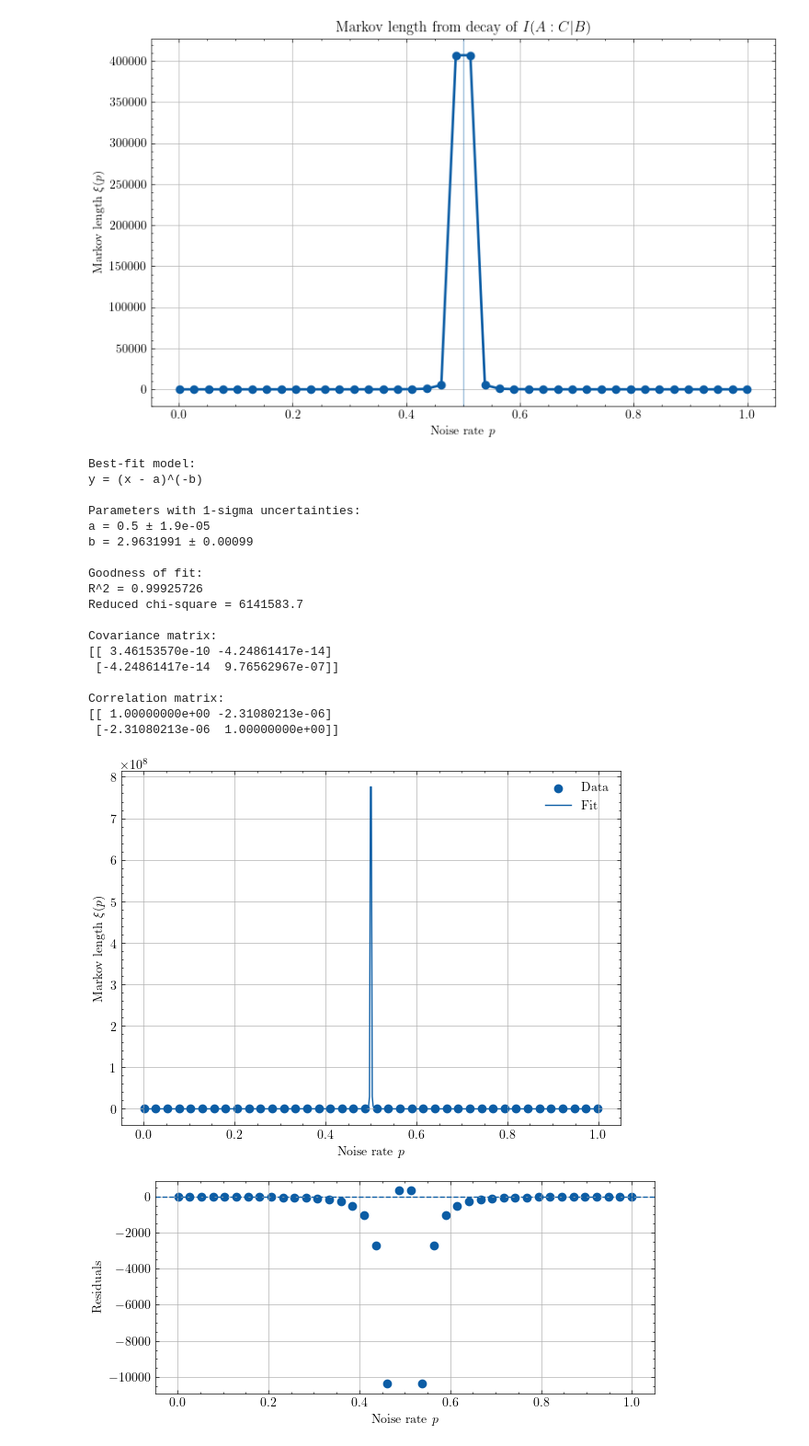
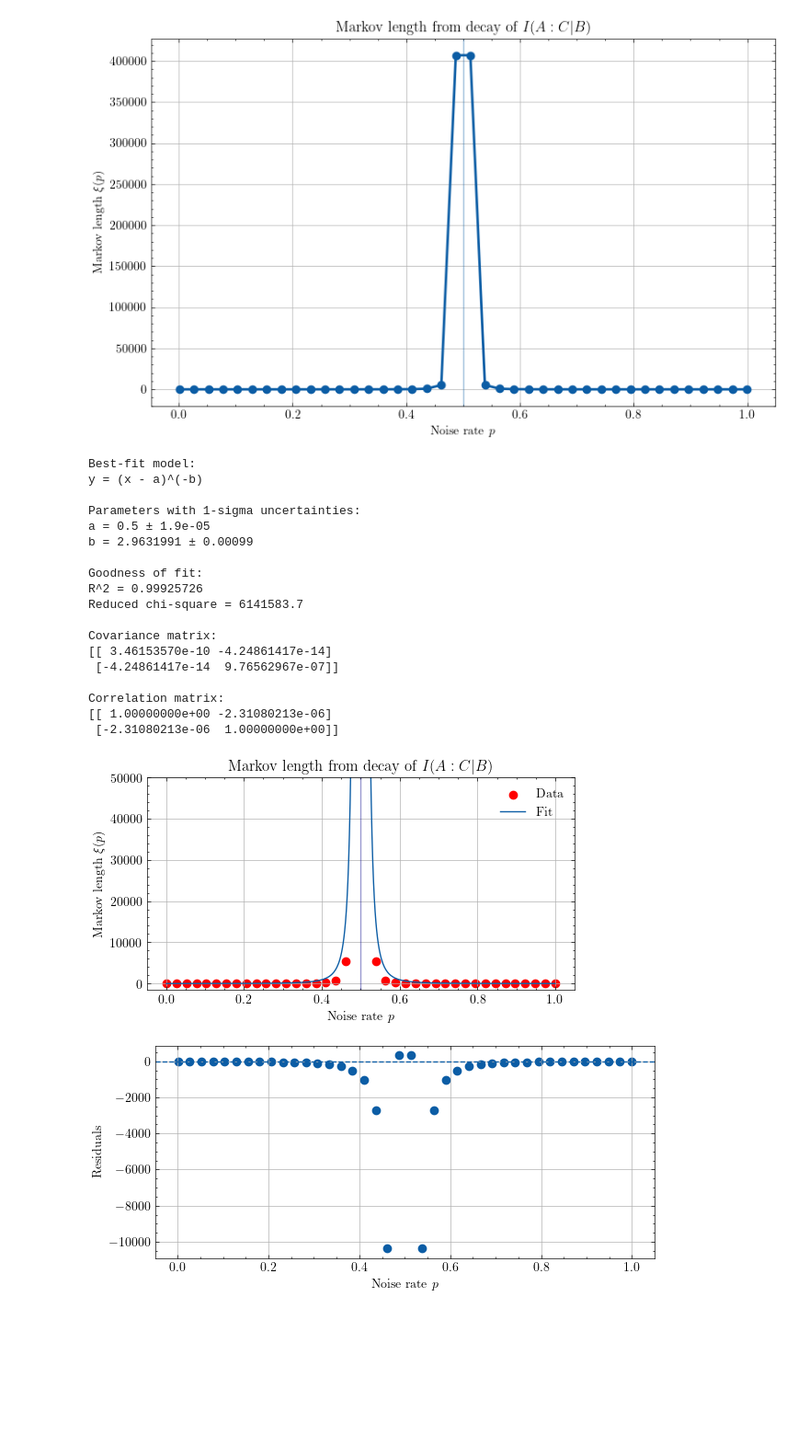
Before and after one commit to HannaKarwowska/PSI-Essay, a Jupyter notebook: New_codes/New_plots/Plaquette_ring_optimized.ipynb, the cells around one changed output. Shown at 92% size. Drawn from its saved outputs; the diff is of its cells as text; code cells hidden in the pictures; blank space fills up the shorter version.

```diff
--- a/New_codes/New_plots/Plaquette_ring_optimized.ipynb
+++ b/New_codes/New_plots/Plaquette_ring_optimized.ipynb
@@ -544,48 +544,52 @@ print(corr)
 xplot = np.linspace(min(xdata), max(xdata), 500)
 yplot = model(xplot, *popt)
 
-plt.figure(figsize=(7, 5))
+plt.figure(figsize=(6, 3))
 
 if sigma is None:
-    plt.scatter(xdata, ydata, label="Data")
+    plt.scatter(xdata, ydata, label="Data", color = "red")
 else:
     plt.errorbar(xdata, ydata, yerr=sigma, fmt="o", capsize=3, label="Data")
 
 plt.plot(xplot, yplot, label="Fit")
 plt.xlabel(r"Noise rate $p$")
 plt.ylabel(r"Markov length $\xi (p)$")
+plt.title(r"Markov length from decay of $I(A:C|B)$")
+plt.axvline(0.5, color='darkblue', ls='-', alpha=0.4)
 plt.legend()
+plt.ylim(-1500,50000)
 plt.grid(True)
+plt.savefig("New_plots/Xi_vs_p_fitted_plaquette.png", dpi=300)
 plt.show()
 
 # Plot residuals
 plt.figure(figsize=(7, 3))
 plt.axhline(0, linestyle="--")
 plt.scatter(xdata, residuals)
 plt.xlabel(r"Noise rate $p$")
 plt.ylabel("Residuals")
 plt.grid(True)
 plt.show()
 # %% [output]
 Best-fit model:
 y = (x - a)^(-b)
 
 Parameters with 1-sigma uncertainties:
 a = 0.5 ± 1.9e-05
 b = 2.9631991 ± 0.00099
 
 Goodness of fit:
 R^2 = 0.99925726
 Reduced chi-square = 6141583.7
 
 Covariance matrix:
 [[ 3.46153570e-10 -4.24861417e-14]
  [-4.24861417e-14  9.76562967e-07]]
 
 Correlation matrix:
 [[ 1.00000000e+00 -2.31080213e-06]
  [-2.31080213e-06  1.00000000e+00]]
-[figure, old version]
+[figure, new version]
 [figure]
 # %%
 plt.figure(figsize=(8, 5))
```
Also changed, not shown: 1 other file.
